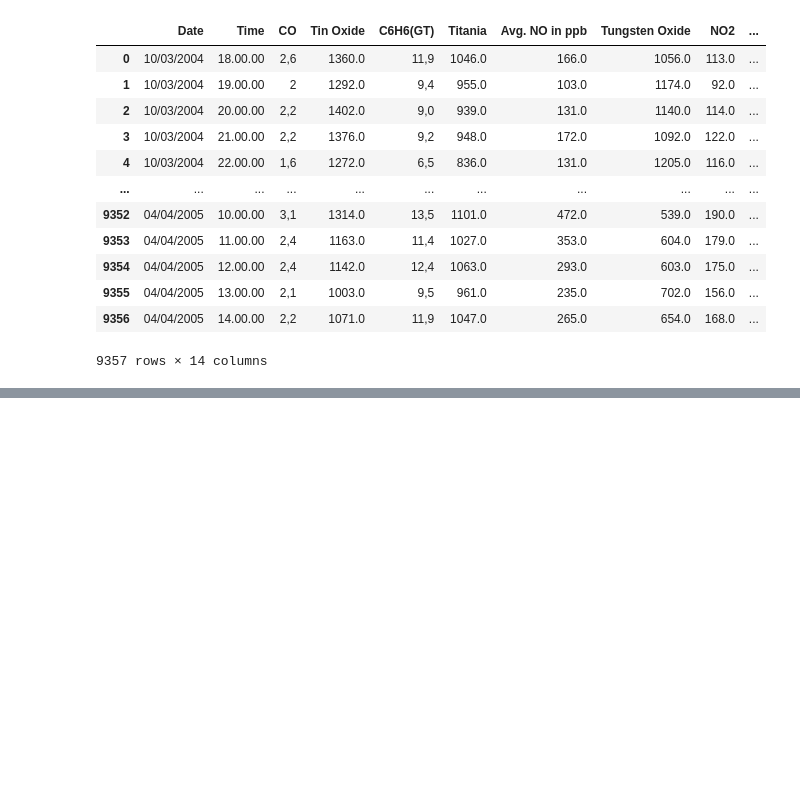
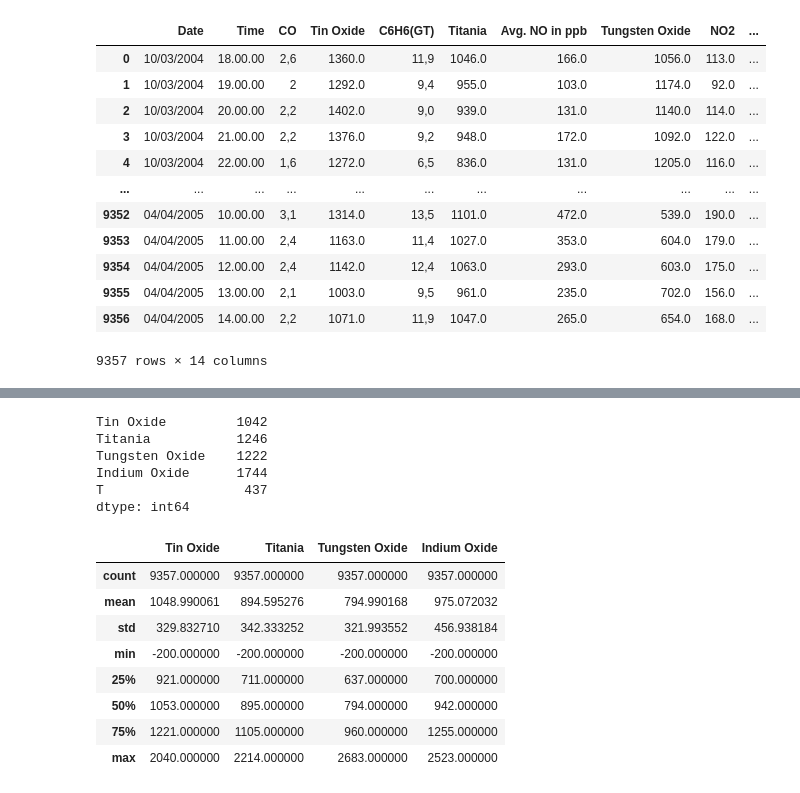
Before and after one commit to data301-2021-summer2/project-group_4997, a Jupyter notebook: analysis/person1/Milestone2.ipynb, the cells around one changed output, grey strips where cells are left out. Drawn from its saved outputs; the diff is of its cells as text; code cells hidden in the pictures; blank space fills up the shorter version.

```diff
--- a/analysis/person1/Milestone2.ipynb
+++ b/analysis/person1/Milestone2.ipynb
@@ -111,0 +145,21 @@ df
+# %%
+df.nunique(axis=0)
+# %% [output]
+Tin Oxide         1042
+Titania           1246
+Tungsten Oxide    1222
+Indium Oxide      1744
+T                  437
+dtype: int64
+# %%
+df.describe()
+# %% [output]
+|  | Tin Oxide | Titania | Tungsten Oxide | Indium Oxide |
+| count | 9357.000000 | 9357.000000 | 9357.000000 | 9357.000000 |
+| mean | 1048.990061 | 894.595276 | 794.990168 | 975.072032 |
+| std | 329.832710 | 342.333252 | 321.993552 | 456.938184 |
+| min | -200.000000 | -200.000000 | -200.000000 | -200.000000 |
+| 25% | 921.000000 | 711.000000 | 637.000000 | 700.000000 |
+| 50% | 1053.000000 | 895.000000 | 794.000000 | 942.000000 |
+| 75% | 1221.000000 | 1105.000000 | 960.000000 | 1255.000000 |
+| max | 2040.000000 | 2214.000000 | 2683.000000 | 2523.000000 |
```
Also changed, not shown: parts of 8 cells of this notebook, 3 other files.
